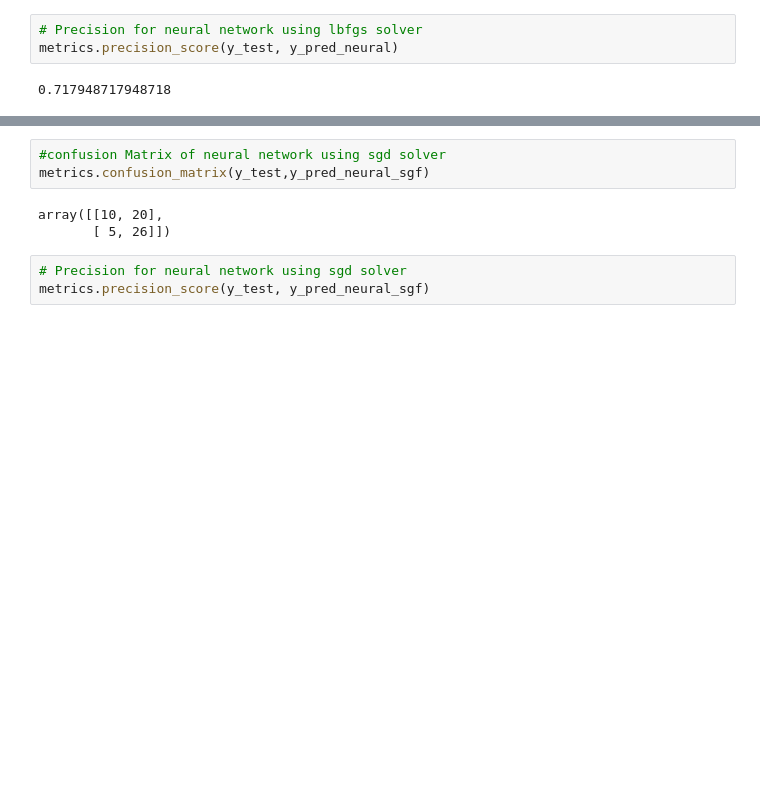
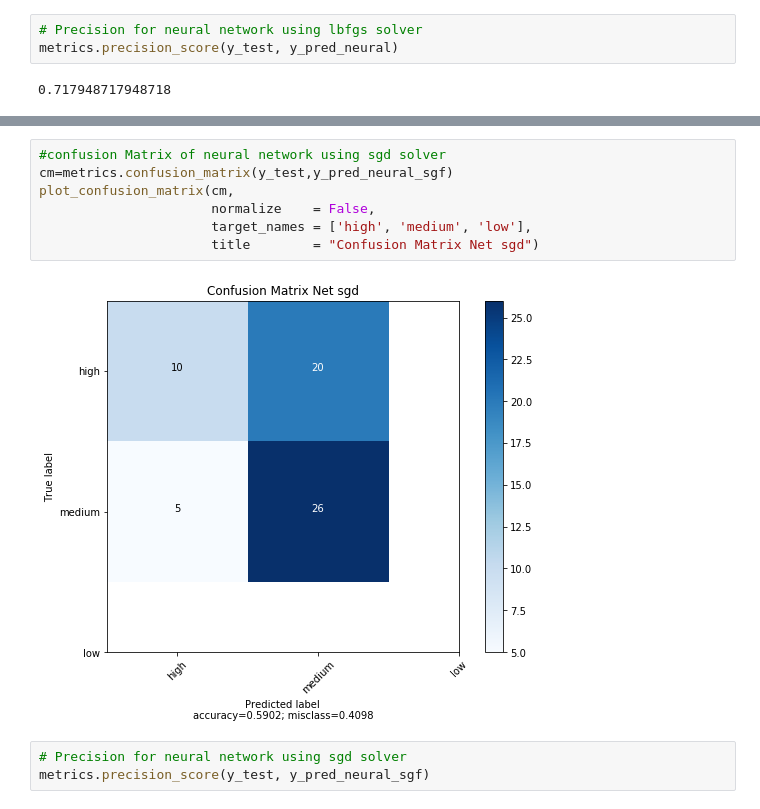
Before and after one commit to andres2050/HeartDisease_Project_IA, a Jupyter notebook: HeartDisease Project IA.ipynb, the cells around one changed output, grey strips where cells are left out. Cells and saved outputs as stored; diff of their text form; blank space fills up the shorter version.

```diff
--- a/HeartDisease Project IA.ipynb
+++ b/HeartDisease Project IA.ipynb
@@ -303,10 +403,13 @@ Execution time: 0.578 s
 Accuracy: 0.5901639344262295
 # %%
 #confusion Matrix of neural network using sgd solver
-metrics.confusion_matrix(y_test,y_pred_neural_sgf)
+cm=metrics.confusion_matrix(y_test,y_pred_neural_sgf)
+plot_confusion_matrix(cm,
+                      normalize    = False,
+                      target_names = ['high', 'medium', 'low'],
+                      title        = "Confusion Matrix Net sgd")
 # %% [output]
-array([[10, 20],
-       [ 5, 26]])
+[figure, added]
 # %%
 # Precision for neural network using sgd solver
 metrics.precision_score(y_test, y_pred_neural_sgf)
```
Also changed, not shown: parts of 13 cells of this notebook.
